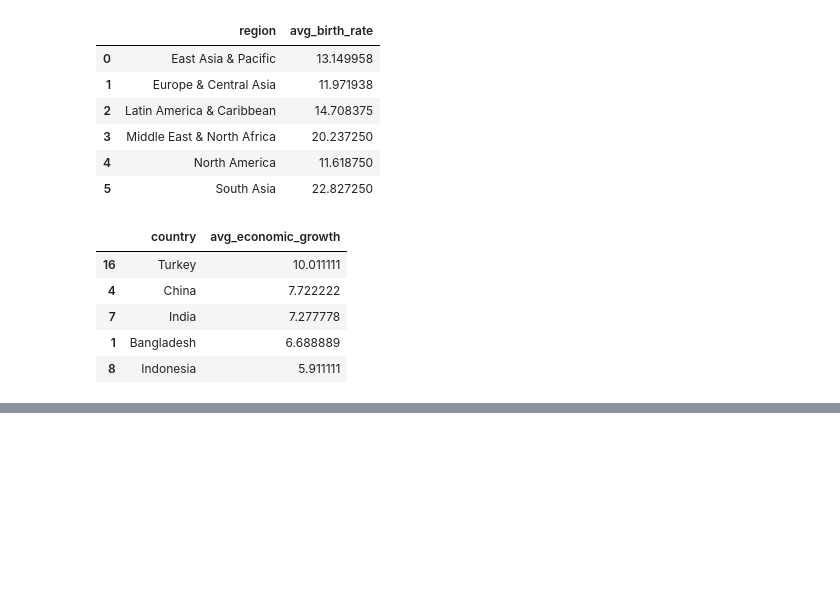
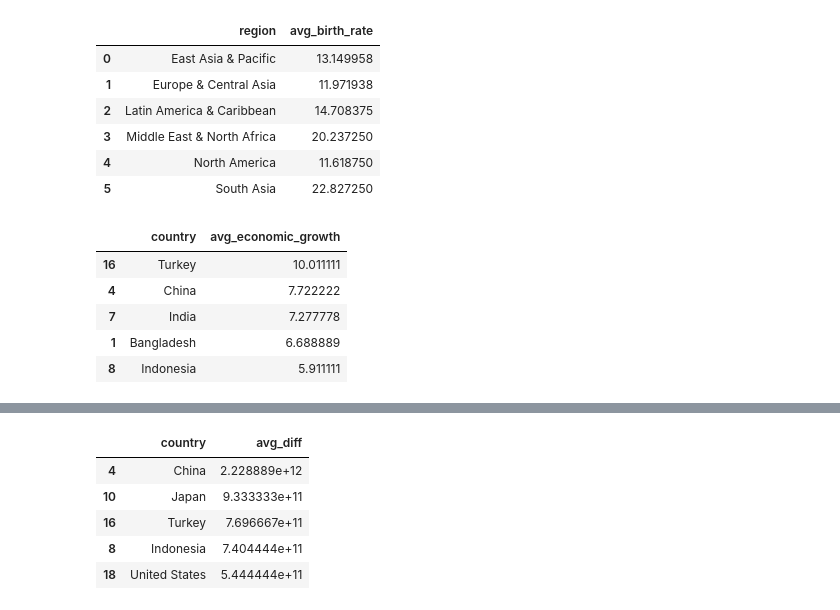
Before and after one commit to Enarb1/interv, a Jupyter notebook: notebooks/task03.ipynb, the cells around one changed output, grey strips where cells are left out. Cells and saved outputs as stored; diff of their text form; code cells hidden in the pictures; blank space fills up the shorter version.

```diff
--- a/notebooks/task03.ipynb
+++ b/notebooks/task03.ipynb
@@ -1377,0 +1446,18 @@ economy_growth_top5
+# %%
+# Top 5 GDP difference between the two tables
+top5_gdp_diff = (
+    economic_worldbank_merged
+    .groupby('country')
+    .agg(avg_diff=('gdp_absolute_difference', 'mean'))
+    .reset_index()
+    .sort_values('avg_diff', ascending=False)
+).head(5)
+
+top5_gdp_diff
+# %% [output]
+|  | country | avg_diff |
+| 4 | China | 2.228889e+12 |
+| 10 | Japan | 9.333333e+11 |
+| 16 | Turkey | 7.696667e+11 |
+| 8 | Indonesia | 7.404444e+11 |
+| 18 | United States | 5.444444e+11 |
```
Also changed, not shown: parts of 10 cells of this notebook.
